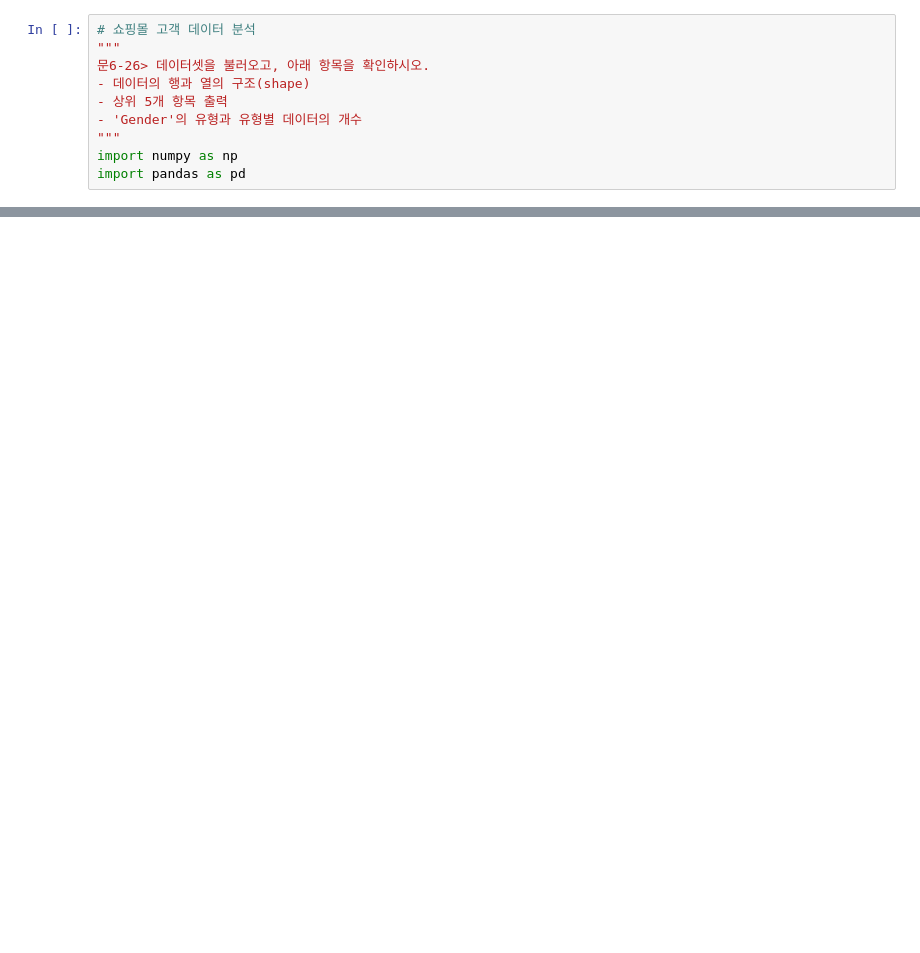
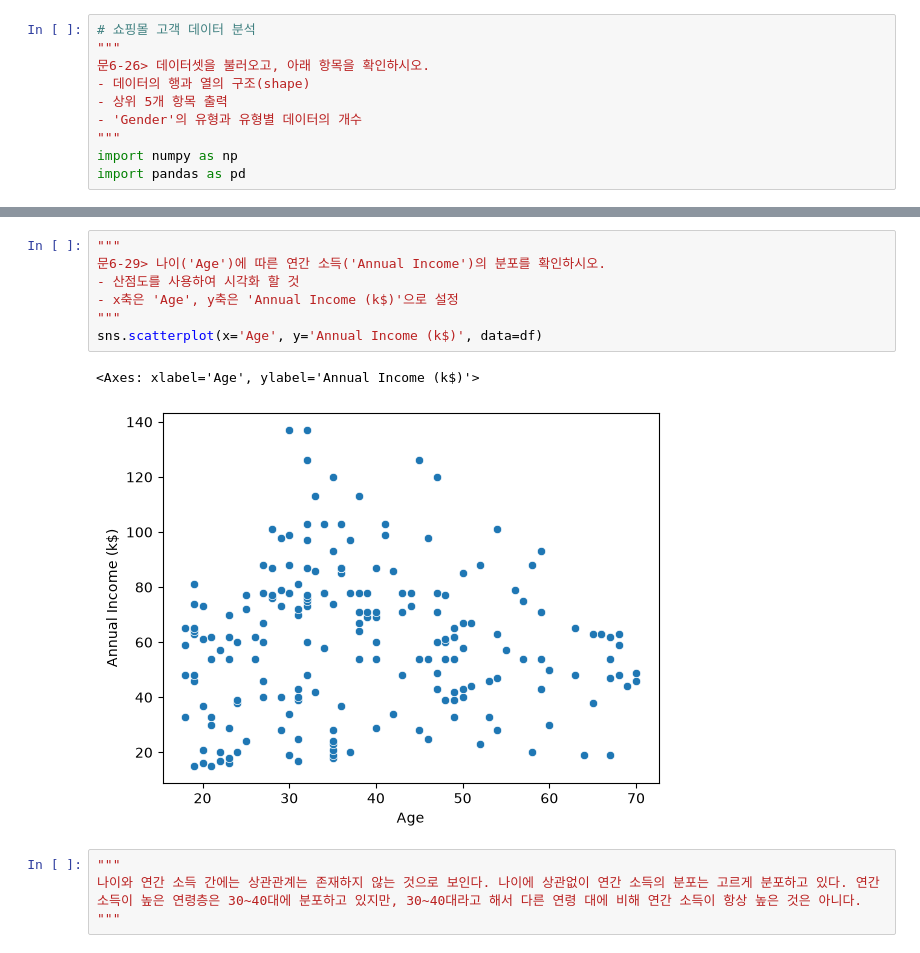
Before and after one commit to fsclass-n/big0611, a Jupyter notebook: py/p04_머신러닝/ch06_연습문제/ex04_쇼핑몰고객데이터분석.ipynb, the cells around one changed output, grey strips where cells are left out. Drawn from its saved outputs; the diff is of its cells as text; blank space fills up the shorter version.

```diff
--- a/py/p04_머신러닝/ch06_연습문제/ex04_쇼핑몰고객데이터분석.ipynb
+++ b/py/p04_머신러닝/ch06_연습문제/ex04_쇼핑몰고객데이터분석.ipynb
@@ -20,0 +64,14 @@ print(df['Gender'].value_counts())
+# %%
+"""
+문6-29> 나이('Age')에 따른 연간 소득('Annual Income')의 분포를 확인하시오.
+- 산점도를 사용하여 시각화 할 것
+- x축은 'Age', y축은 'Annual Income (k$)'으로 설정
+"""
+sns.scatterplot(x='Age', y='Annual Income (k$)', data=df)
+# %% [output]
+<Axes: xlabel='Age', ylabel='Annual Income (k$)'>
+[figure, added]
+# %%
+"""
+나이와 연간 소득 간에는 상관관계는 존재하지 않는 것으로 보인다. 나이에 상관없이 연간 소득의 분포는 고르게 분포하고 있다. 연간 소득이 높은 연령층은 30~40대에 분포하고 있지만, 30~40대라고 해서 다른 연령 대에 비해 연간 소득이 항상 높은 것은 아니다.
+"""
```
Also changed, not shown: parts of 11 cells of this notebook.
